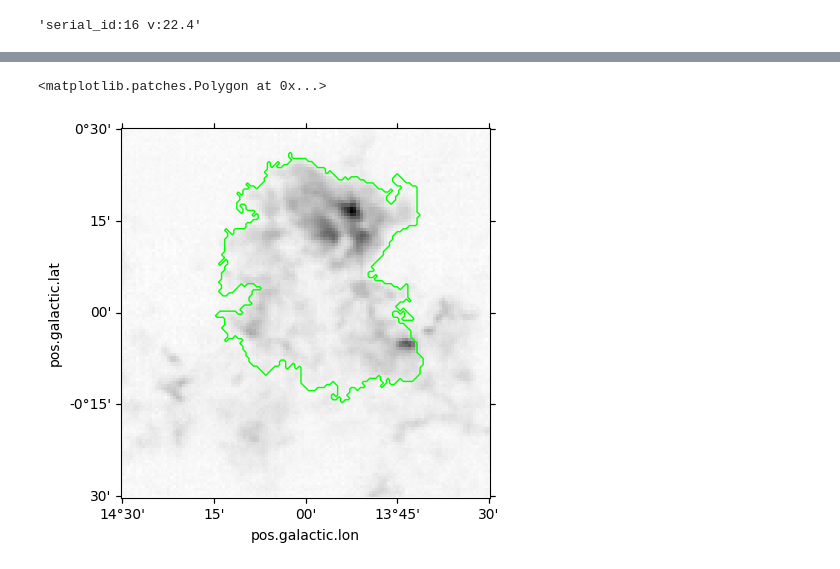
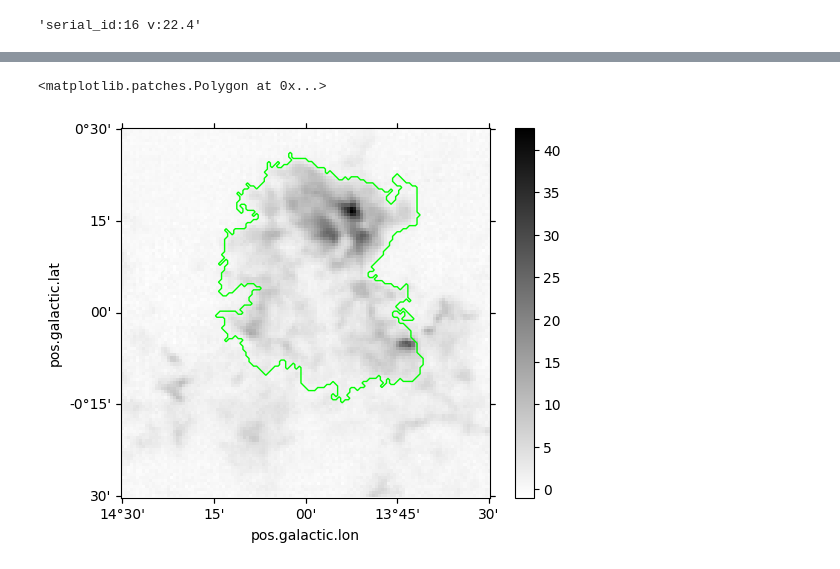
Before and after one commit to Haoran-Feng/ismgcc, a Jupyter notebook: example/tutorial.ipynb, the cells around one changed output, grey strips where cells are left out. Drawn from its saved outputs; the diff is of its cells as text; code cells hidden in the pictures.

```diff
--- a/example/tutorial.ipynb
+++ b/example/tutorial.ipynb
@@ -305,11 +314,12 @@ plt.axvline(vaxis[i2])
 # %%
 # show the spatial boundary
-scube = cube.subcube(zlo=vaxis[i1] * u.km / u.s, zhi=vaxis[i2] * u.km / u.s)
+scube = cube.subcube(zlo=vaxis[i1] * u.km / u.s, zhi=vaxis[i2] * u.km / u.s).with_spectral_unit(u.km / u.s)
 m0 = scube.moment0()
 plt.subplot(projection=m0.wcs)
 plt.imshow(m0.value, cmap="gist_gray_r")
+plt.colorbar()
 ax = plt.gca()
 sky_reg.to_pixel(m0.wcs).plot(ax=ax)
 # %% [output]
 <matplotlib.patches.Polygon at 0x...>
-[figure, old version]
+[figure, new version]
```
Also changed, not shown: parts of 9 cells of this notebook, 2 other files.
